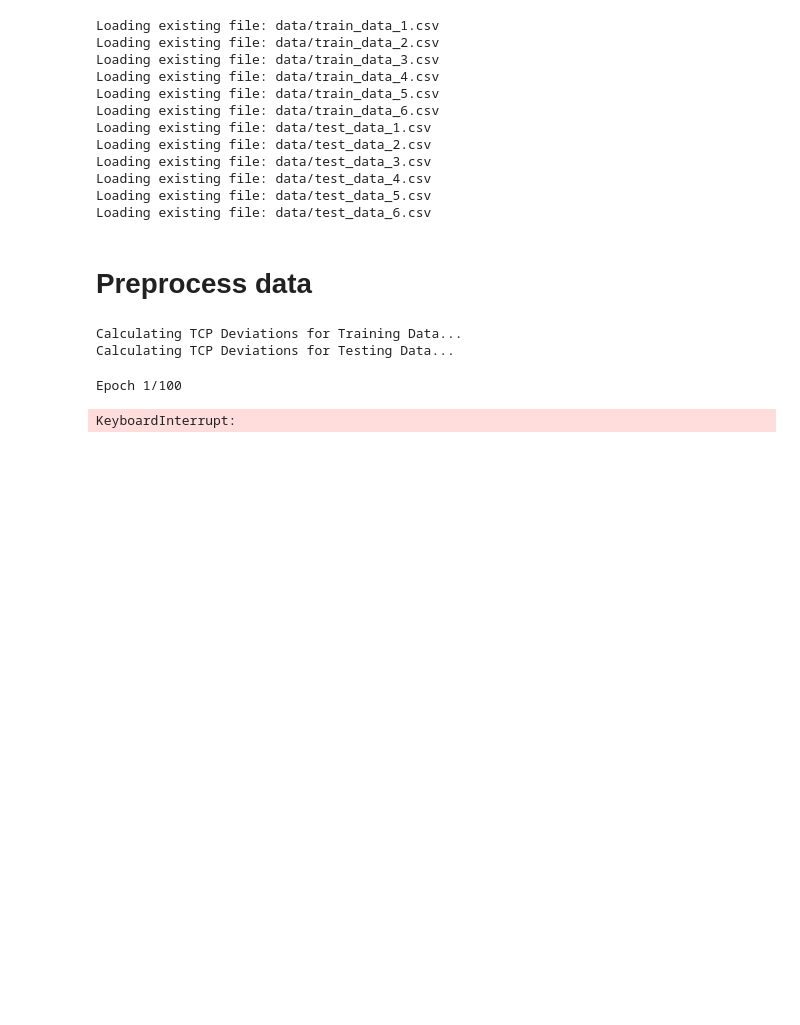
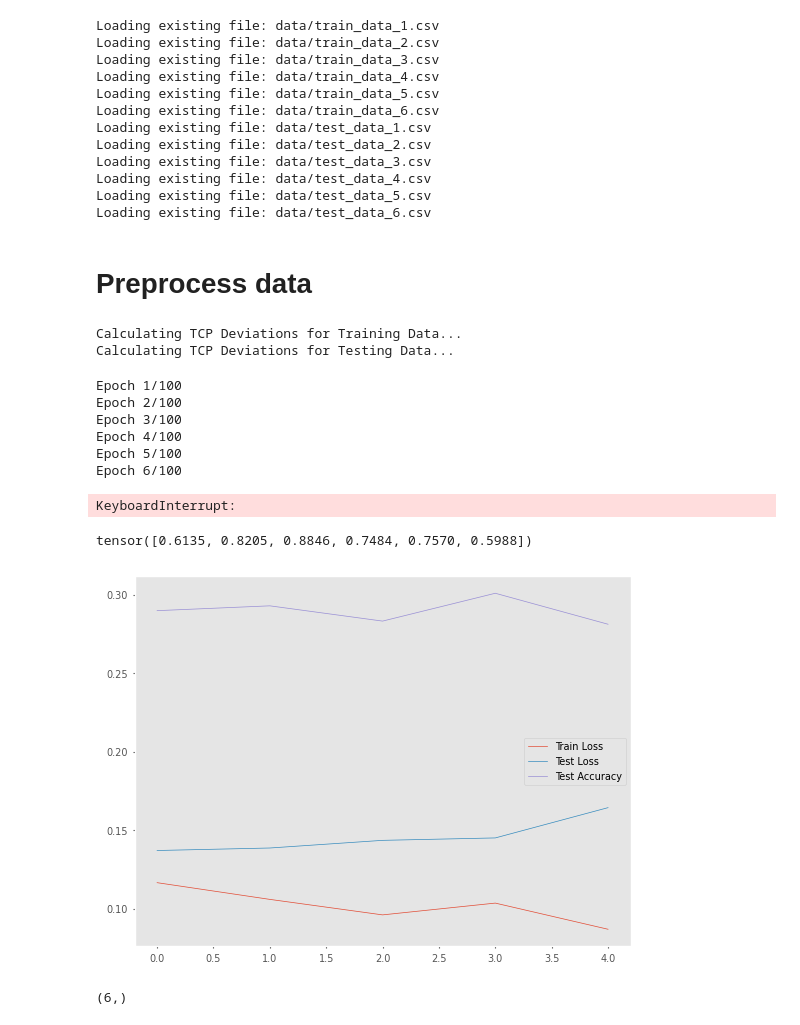
Before and after one commit to ChristianPorsmose/UR3eDTCourse, a Jupyter notebook: DTsolution/models/wear_localization/model_training.ipynb, the cells around one changed output. Cells and saved outputs as stored; diff of their text form; code cells hidden in the pictures; blank space fills up the shorter version.

Commit message:
Experimenting with wear_localization model

```diff
--- a/DTsolution/models/wear_localization/model_training.ipynb
+++ b/DTsolution/models/wear_localization/model_training.ipynb
@@ -286,7 +286,7 @@ class MultiSeriesDataset(Dataset):
         window_x = series[start_idx : start_idx + self.seq_length, :-6]
 
         # Slice y: The target values at the next time step (the last 6 columns)
-        window_y = series[start_idx : start_idx + self.seq_length, -6:]
+        window_y = series[start_idx + self.seq_length, -6:]
 
         return window_x, window_y
 # %%
@@ -389,12 +486,37 @@ def test(model, test_loader, loss_fn):
+# %%
+# Custom focal loss
+class FocalLoss(nn.Module):
+    def __init__(self, gamma=2.0):
+        super(FocalLoss, self).__init__()
+        # gamma controls how heavily we penalize "easy" examples.
+        # 2.0 is the standard default from the original paper.
+        self.gamma = gamma
+
+    def forward(self, inputs, targets):
+        # 1. Compute standard BCE loss with logits (numerically stable)
+        # We use reduction='none' so we get the loss for every individual prediction
+        bce_loss = nn.functional.binary_cross_entropy_with_logits(inputs, targets, reduction='none')
+
+        # 2. Calculate pt (the model's probability of the TRUE class)
+        # Neat math trick: Since BCE = -log(pt), then exp(-BCE) = pt
+        pt = torch.exp(-bce_loss)
+
+        # 3. Calculate the Focal weighting term: (1 - pt)^gamma
+        focal_weight = (1 - pt) ** self.gamma
+
+        # 4. Apply the weight to the original loss and take the mean
+        focal_loss = focal_weight * bce_loss
+
+        return focal_loss.mean()
 # %%
 # Prepare for training
-
 import torch
 model = Net()
-optimizer = torch.optim.Adam(params=model.parameters(), lr=0.001)
-loss_fn = nn.BCEWithLogitsLoss()
+optimizer = torch.optim.AdamW(params=model.parameters(), lr=0.001, weight_decay=0.0001)
+loss_fn = FocalLoss()
+# loss_fn = nn.BCEWithLogitsLoss() # pos_weight makes false positives be punished more than false negatives
 
-train_loss, test_loss, test_accuracies = [], [], []
+train_loss, test_loss, test_accuracies, test_joint_accuracies = [], [], [], []
 # %%
 # Train
 epochs = 100
@@ -402,22 +524,35 @@ for epoch in range(epochs):
     print(f"Epoch {epoch+1}/{epochs}")
     trl = train(model, train_loader, optimizer, loss_fn)
     train_loss.append(trl)
-    tel, test_accuracy = test(model, test_loader, loss_fn)
+    tel, test_accuracy, test_joint_accuracy = test(model, test_loader, loss_fn)
     test_loss.append(tel)
     test_accuracies.append(test_accuracy)
+    test_joint_accuracies.append(test_joint_accuracy)
 # %% [output]
 Epoch 1/100
+Epoch 2/100
+Epoch 3/100
+Epoch 4/100
+Epoch 5/100
+Epoch 6/100
 KeyboardInterrupt:
 # %%
 import matplotlib.pyplot as plt
 
-plt.plot(np.array(train_loss) * 1000, label="Train Loss")
-plt.plot(np.array(test_loss) * 1000, label="Test Loss")
+plt.plot(np.array(train_loss), label="Train Loss")
+plt.plot(np.array(test_loss), label="Test Loss")
 plt.plot(test_accuracies, label="Test Accuracy")
 plt.grid()
 plt.legend()
+
+print(test_joint_accuracies[-1])
+# %% [output]
+tensor([0.6135, 0.8205, 0.8846, 0.7484, 0.7570, 0.5988])
+[figure, added]
 # %%
-illustration_df = test_dfs[0]
+a = 6000
+
+illustration_df = test_dfs[0][a:a+100]
 
 # Using .float() to cast the tensor to float32
 data = torch.tensor(illustration_df.to_numpy()[:, :-6]).float().unsqueeze(0)
@@ -425,9 +560,11 @@ data = torch.tensor(illustration_df.to_numpy()[:, :-6]).float().unsqueeze(0)
 
 model_output = nn.functional.sigmoid(model(data).squeeze())
 
-model_output_rounded = model_output.detach().numpy() > 0.5
+model_output_rounded = (model_output.detach().numpy() > 0.5).astype(np.float32)
 
 print(model_output_rounded.shape)
+# %% [output]
+(6,)
 # %%
 import numpy as np
 import matplotlib.pyplot as plt
```
Also changed, not shown: parts of 5 cells of this notebook.
